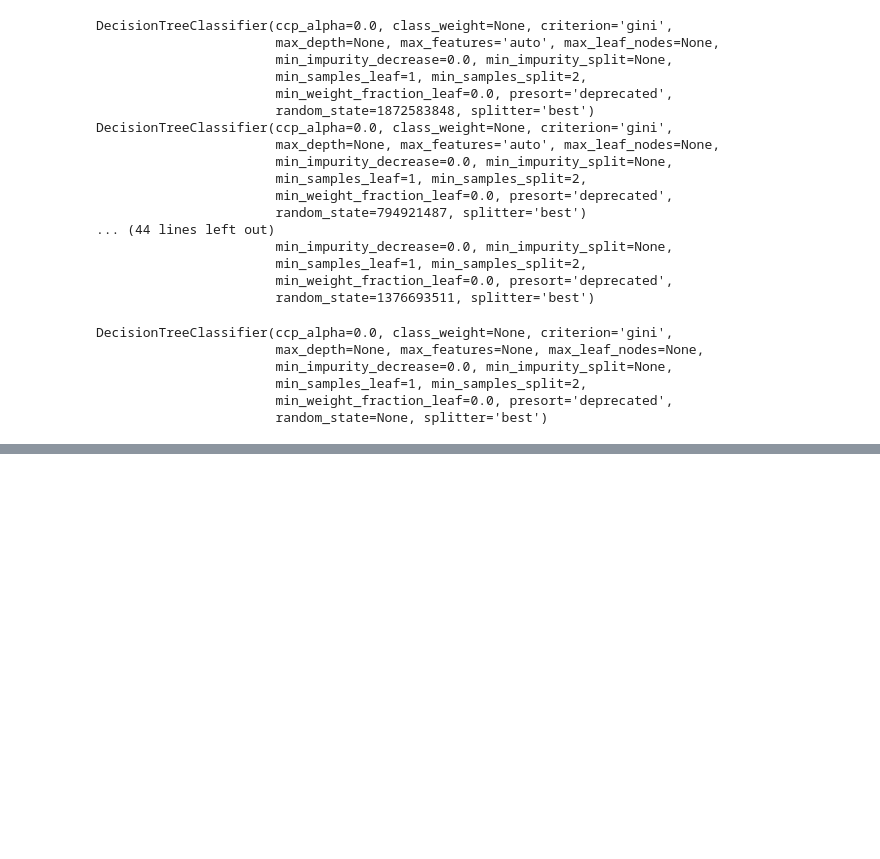
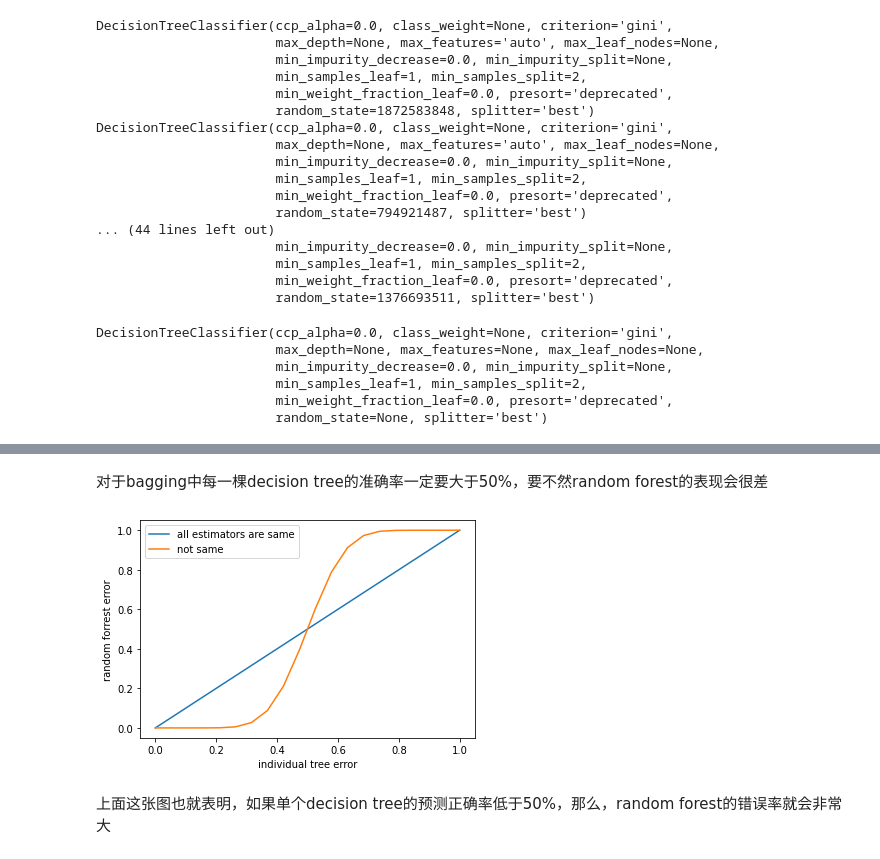
Before and after one commit to yeb2Binfang/sklearn_learning, a Jupyter notebook: RandomForest/RandomForest_Wine.ipynb, the cells around one changed output, grey strips where cells are left out. Drawn from its saved outputs; the diff is of its cells as text; code cells hidden in the pictures; blank space fills up the shorter version.

```diff
--- a/RandomForest/RandomForest_Wine.ipynb
+++ b/RandomForest/RandomForest_Wine.ipynb
@@ -138,0 +176,25 @@ DecisionTreeClassifier(ccp_alpha=0.0, class_weight=None, criterion='gini',
+# %% [markdown]
+对于bagging中每一棵decision tree的准确率一定要大于50%，要不然random forest的表现会很差
+# %%
+import numpy as np
+from scipy.special import comb
+import matplotlib.pyplot as plt
+
+x = np.linspace(0,1,20)
+y = []
+
+for epsilon in x:
+  E = np.array([comb(25,i)*(epsilon**i)*((1-epsilon)**(25-i))
+                 for i in range(13,26)]).sum()
+  y.append(E)
+
+plt.plot(x,x,label="all estimators are same")
+plt.plot(x,y,label="not same")
+plt.xlabel("individual tree error")
+plt.ylabel("random forrest error")
+plt.legend()
+plt.show()
+# %% [output]
+[figure, added]
+# %% [markdown]
+上面这张图也就表明，如果单个decision tree的预测正确率低于50%，那么，random forest的错误率就会非常大
```
Also changed, not shown: parts of 3 cells of this notebook.
